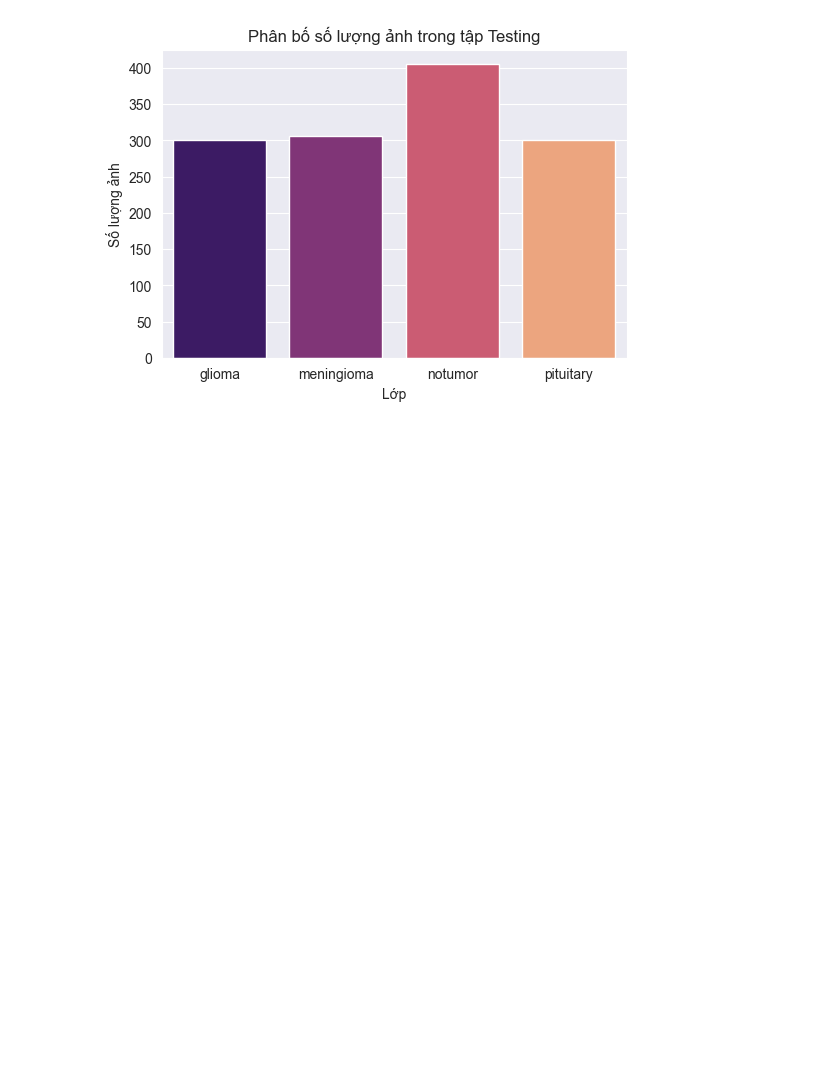
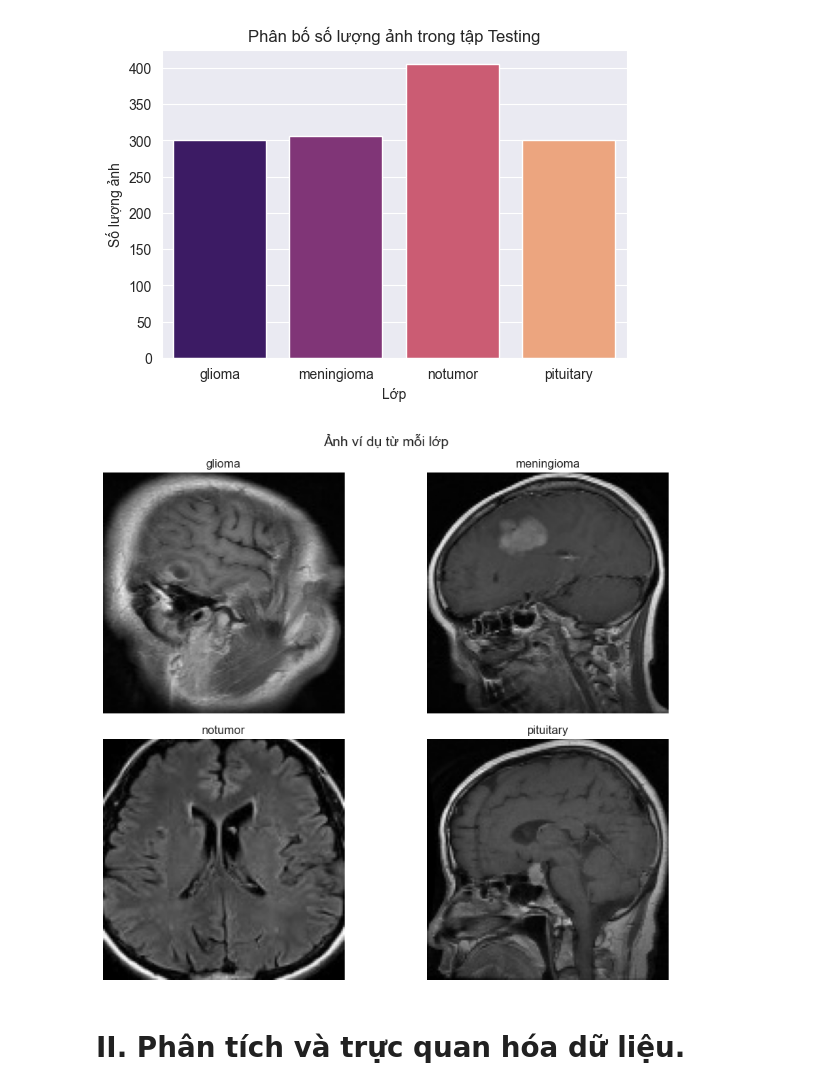
Before and after one commit to Duyhai2005/project_ml, a Jupyter notebook: preprocessing_data.ipynb, the cells around one changed output. Drawn from its saved outputs; the diff is of its cells as text; code cells hidden in the pictures; blank space fills up the shorter version.

```diff
--- a/preprocessing_data.ipynb
+++ b/preprocessing_data.ipynb
@@ -346,3 +343,20 @@ plt.show()
 # %% [output]
 [figure]
 [figure]
+# %%
+plt.figure(figsize=(10, 8))
+classes = np.unique(y_train)
+for i, label in enumerate(classes):
+    img_idx = np.where(y_train == label)[0]
+    img = X_train[random.choice(img_idx)]
+    plt.subplot(2, 2, i+1)
+    plt.imshow(img)
+    plt.title(label)
+    plt.axis('off')
+plt.suptitle("Ảnh ví dụ từ mỗi lớp", fontsize=14)
+plt.tight_layout()
+plt.show()
+# %% [output]
+[figure, added]
+# %% [markdown]
+# II. Phân tích và trực quan hóa dữ liệu.
```
Also changed, not shown: parts of 7 cells of this notebook.
